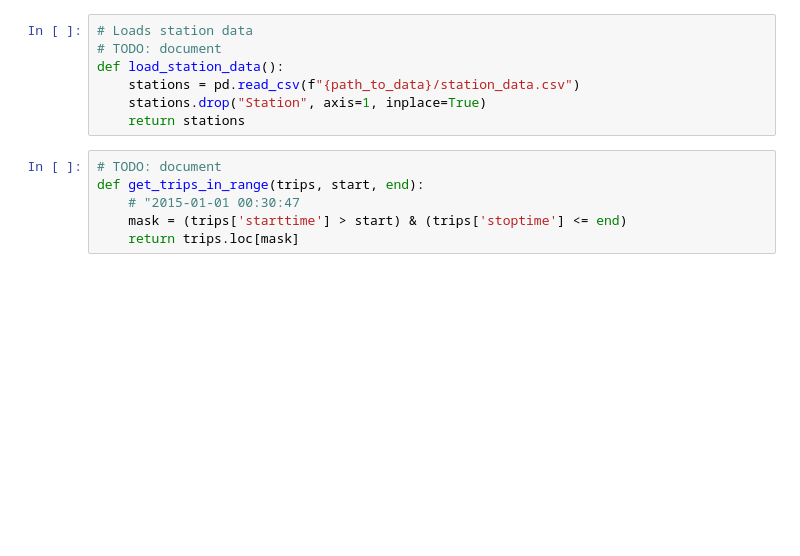
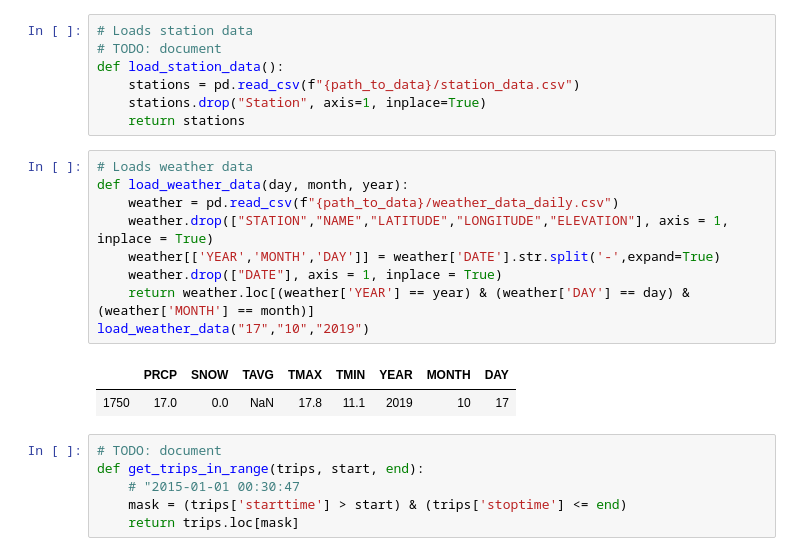
Before and after one commit to Grffiin/BlueBikes, a Jupyter notebook: DS3000 - Project - Preprocessing.ipynb, the cells around one changed output. Cells and saved outputs as stored; diff of their text form; blank space fills up the shorter version.

Commit message:
Update DS3000 - Project - Preprocessing.ipynb
add the function "load_weather_data"

```diff
--- a/DS3000 - Project - Preprocessing.ipynb
+++ b/DS3000 - Project - Preprocessing.ipynb
@@ -44,6 +45,18 @@ def load_station_data():
     stations = pd.read_csv(f"{path_to_data}/station_data.csv")
     stations.drop("Station", axis=1, inplace=True)
     return stations
+# %%
+# Loads weather data
+def load_weather_data(day, month, year):
+    weather = pd.read_csv(f"{path_to_data}/weather_data_daily.csv")
+    weather.drop(["STATION","NAME","LATITUDE","LONGITUDE","ELEVATION"], axis = 1, inplace = True)
+    weather[['YEAR','MONTH','DAY']] = weather['DATE'].str.split('-',expand=True)
+    weather.drop(["DATE"], axis = 1, inplace = True)
+    return weather.loc[(weather['YEAR'] == year) & (weather['DAY'] == day) & (weather['MONTH'] == month)]
+load_weather_data("17","10","2019")
+# %% [output]
+|  | PRCP | SNOW | TAVG | TMAX | TMIN | YEAR | MONTH | DAY |
+| 1750 | 17.0 | 0.0 | NaN | 17.8 | 11.1 | 2019 | 10 | 17 |
 # %%
 # TODO: document
 def get_trips_in_range(trips, start, end):
```
Also changed, not shown: parts of 1 cell of this notebook.
